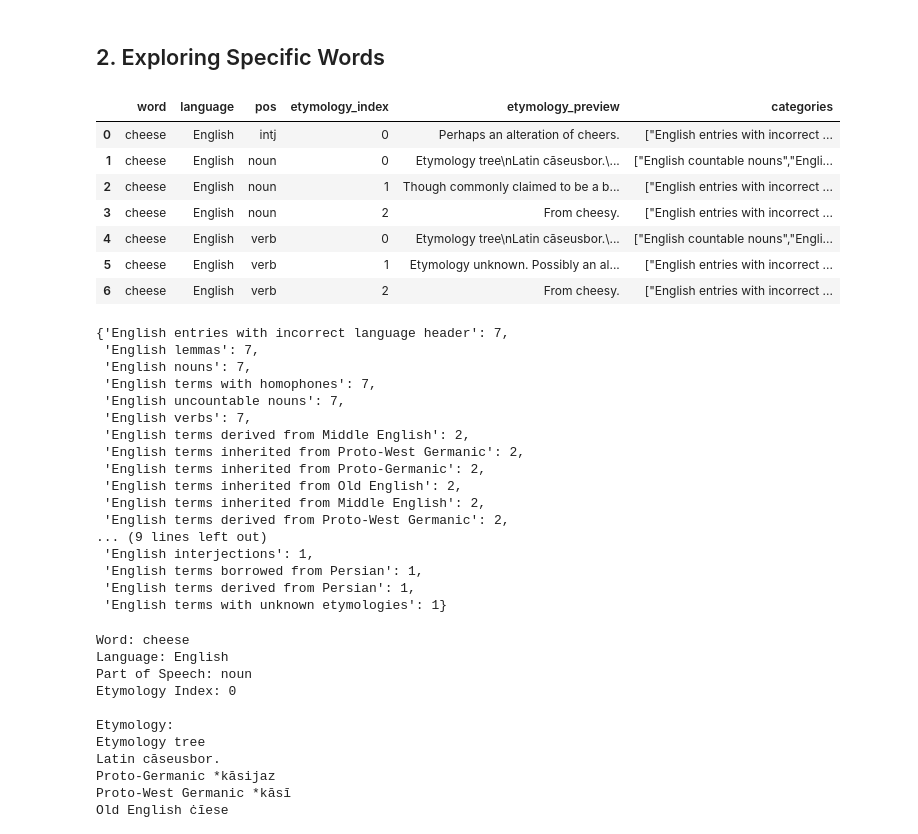
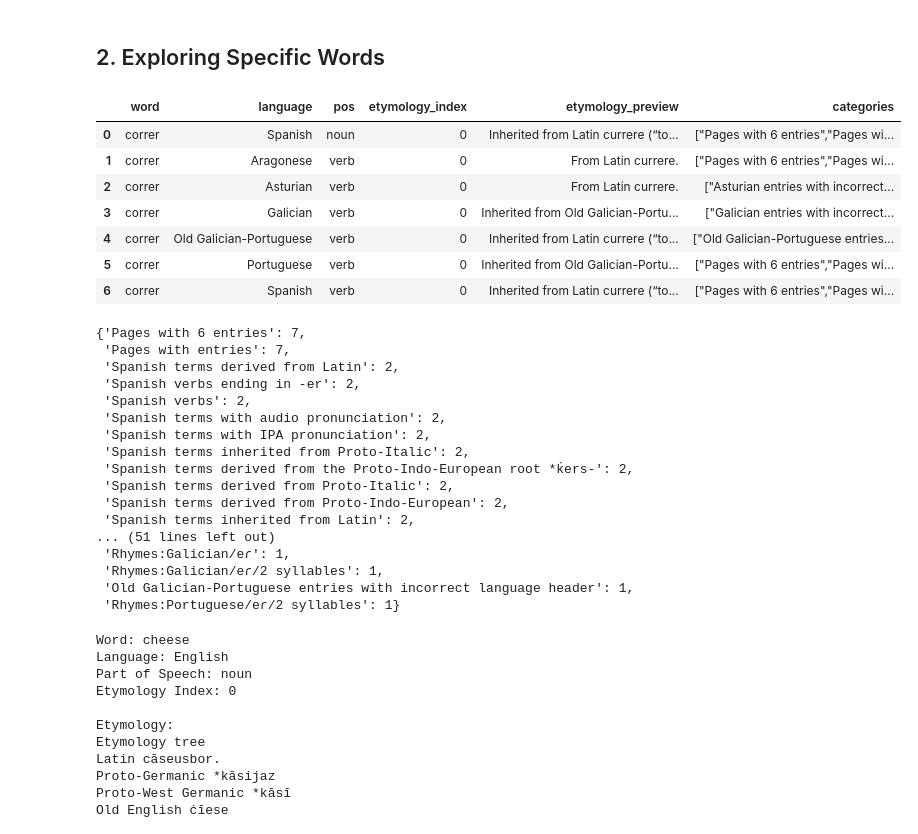
Before and after one commit to kebuhcah/wiktionary-browser, a Jupyter notebook: wiktionary-analysis.ipynb, the cells around one changed output. Saved outputs shown, nothing was run; the diff lists cells and outputs as text; code cells hidden in the pictures.

Commit message:
Additional analysis of category structure (categories are separated pos and language)

```diff
--- a/wiktionary-analysis.ipynb
+++ b/wiktionary-analysis.ipynb
@@ -159,50 +159,50 @@ Text(0.5, 0, '# of Entries')
 # %%
 # Find all entries for a specific word (example: "cheese")
 word_lookup = """
 SELECT
     word,
     language,
     pos,
     etymology_index,
     SUBSTR(etymology_text, 1, 150) as etymology_preview,
     categories
 FROM words
-WHERE word = 'cheese'
-    AND language = 'English'
+WHERE word = 'correr'
+
 ORDER BY pos, etymology_index
 """
 
 word_lookup_results = query(word_lookup)
 word_lookup_results
 # %% [output]
 |  | word | language | pos | etymology_index | etymology_preview | categories |
-| 0 | cheese | English | intj | 0 | Perhaps an alteration of cheers. | ["English entries with incorrect ... |
-| 1 | cheese | English | noun | 0 | Etymology tree\nLatin cāseusbor.\... | ["English countable nouns","Engli... |
-| 2 | cheese | English | noun | 1 | Though commonly claimed to be a b... | ["English entries with incorrect ... |
-| 3 | cheese | English | noun | 2 | From cheesy. | ["English entries with incorrect ... |
-| 4 | cheese | English | verb | 0 | Etymology tree\nLatin cāseusbor.\... | ["English countable nouns","Engli... |
-| 5 | cheese | English | verb | 1 | Etymology unknown. Possibly an al... | ["English entries with incorrect ... |
-| 6 | cheese | English | verb | 2 | From cheesy. | ["English entries with incorrect ... |
+| 0 | correr | Spanish | noun | 0 | Inherited from Latin currere (“to... | ["Pages with 6 entries","Pages wi... |
+| 1 | correr | Aragonese | verb | 0 | From Latin currere. | ["Pages with 6 entries","Pages wi... |
+| 2 | correr | Asturian | verb | 0 | From Latin currere. | ["Asturian entries with incorrect... |
+| 3 | correr | Galician | verb | 0 | Inherited from Old Galician-Portu... | ["Galician entries with incorrect... |
+| 4 | correr | Old Galician-Portuguese | verb | 0 | Inherited from Latin currere (“to... | ["Old Galician-Portuguese entries... |
+| 5 | correr | Portuguese | verb | 0 | Inherited from Old Galician-Portu... | ["Pages with 6 entries","Pages wi... |
+| 6 | correr | Spanish | verb | 0 | Inherited from Latin currere (“to... | ["Pages with 6 entries","Pages wi... |
 # %%
-word_lookup_results.categories.apply(json.loads).explode()[lambda x: x.str.startswith('English')].value_counts().to_dict()
+word_lookup_results.categories.apply(json.loads).explode().value_counts().to_dict()
 # %% [output]
-{'English entries with incorrect language header': 7,
- 'English lemmas': 7,
- 'English nouns': 7,
- 'English terms with homophones': 7,
- 'English uncountable nouns': 7,
- 'English verbs': 7,
- 'English terms derived from Middle English': 2,
- 'English terms inherited from Proto-West Germanic': 2,
- 'English terms inherited from Proto-Germanic': 2,
- 'English terms inherited from Old English': 2,
- 'English terms inherited from Middle English': 2,
- 'English terms derived from Proto-West Germanic': 2,
-... (9 lines left out)
- 'English interjections': 1,
- 'English terms borrowed from Persian': 1,
- 'English terms derived from Persian': 1,
- 'English terms with unknown etymologies': 1}
+{'Pages with 6 entries': 7,
+ 'Pages with entries': 7,
+ 'Spanish terms derived from Latin': 2,
+ 'Spanish verbs ending in -er': 2,
+ 'Spanish verbs': 2,
+ 'Spanish terms with audio pronunciation': 2,
+ 'Spanish terms with IPA pronunciation': 2,
+ 'Spanish terms inherited from Proto-Italic': 2,
+ 'Spanish terms derived from the Proto-Indo-European root *ḱers-': 2,
+ 'Spanish terms derived from Proto-Italic': 2,
+ 'Spanish terms derived from Proto-Indo-European': 2,
+ 'Spanish terms inherited from Latin': 2,
+... (51 lines left out)
+ 'Rhymes:Galician/eɾ': 1,
+ 'Rhymes:Galician/eɾ/2 syllables': 1,
+ 'Old Galician-Portuguese entries with incorrect language header': 1,
+ 'Rhymes:Portuguese/eɾ/2 syllables': 1}
 # %%
 # Get full details for a specific word entry
 word = 'cheese'
```
